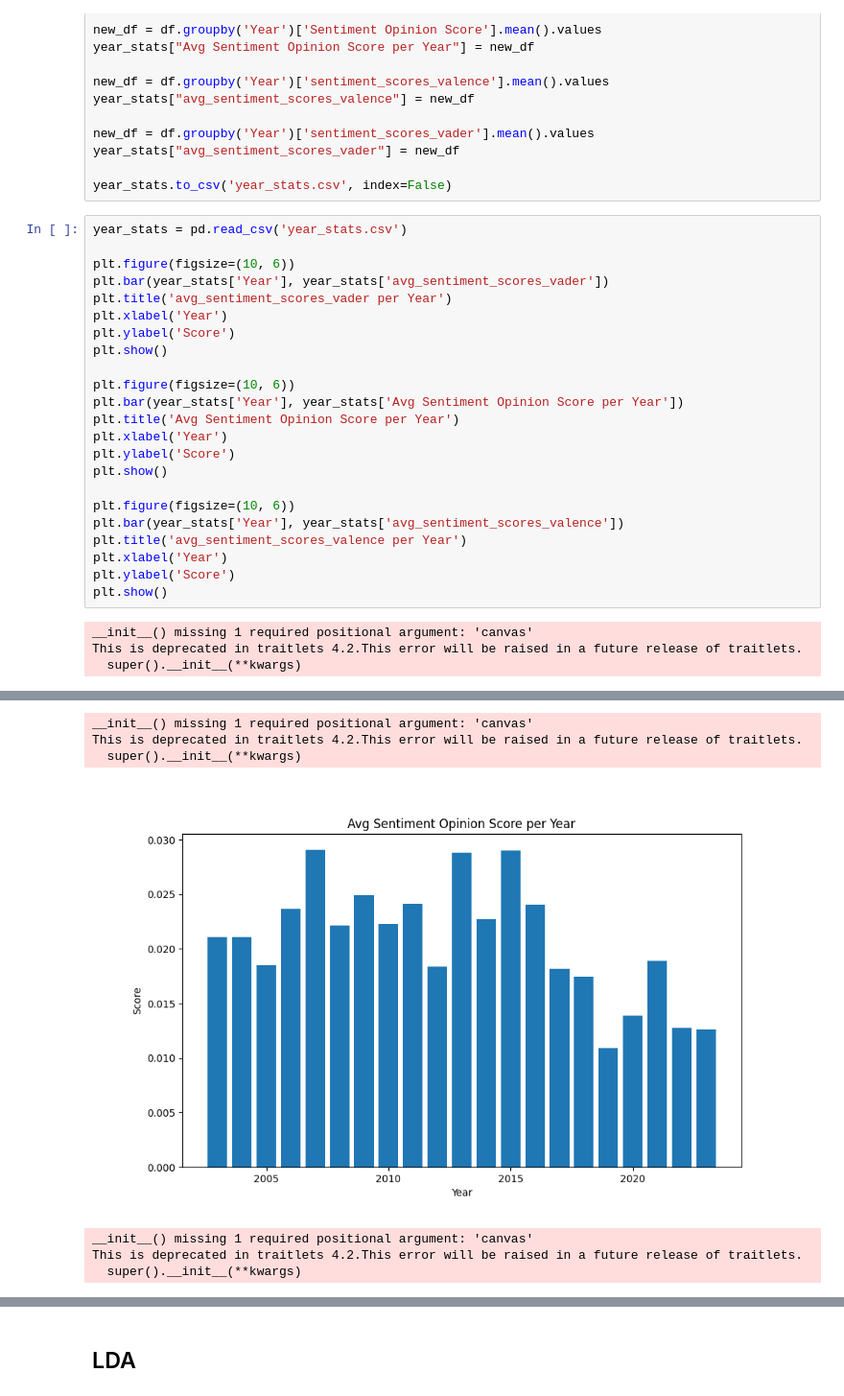
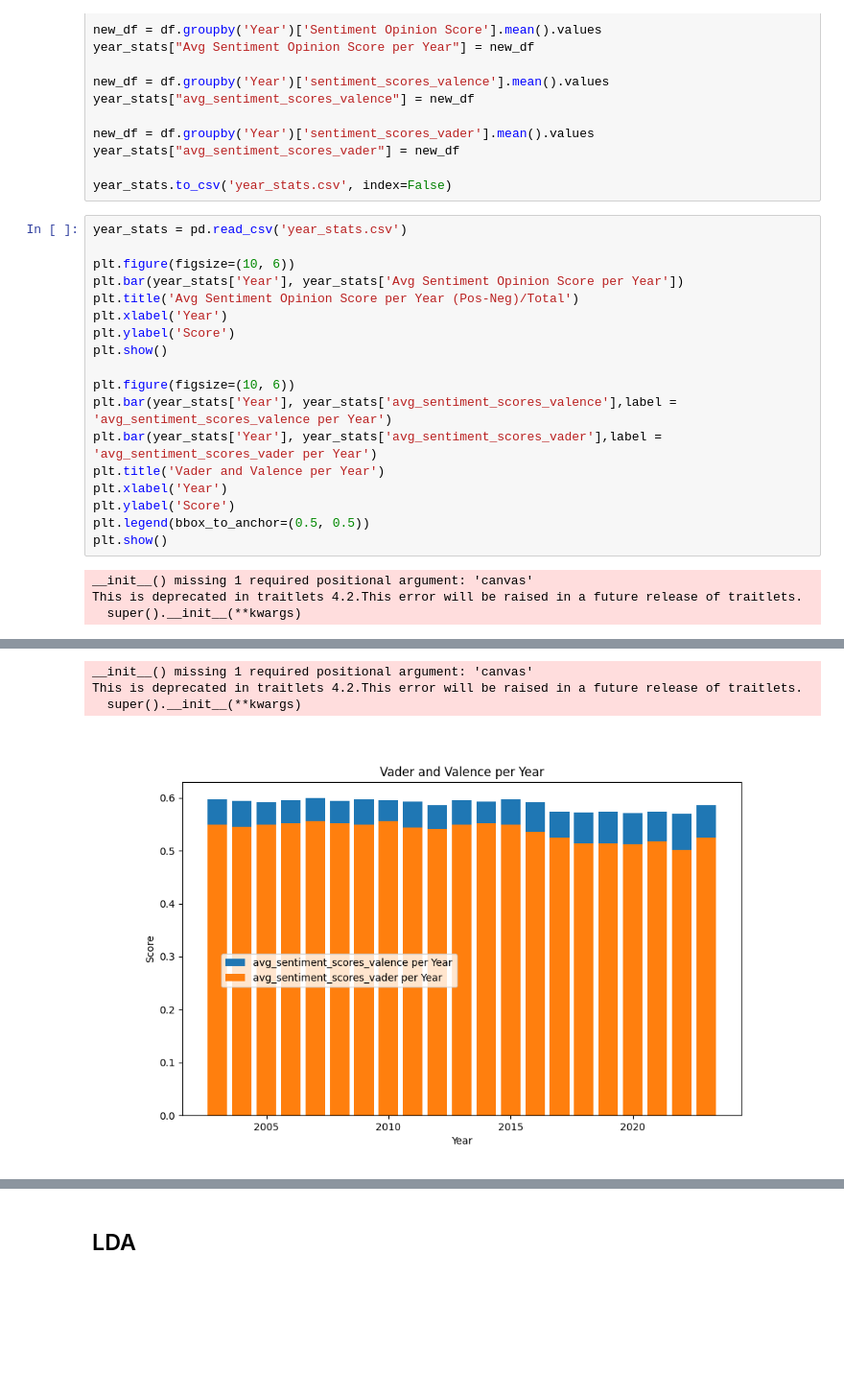
Before and after one commit to igorktech/lyrics-sentiment-analysis, a Jupyter notebook: lyrics_sentiment_analysis.ipynb, the cells around one changed output, grey strips where cells are left out. Shown at 96% size. Cells and saved outputs as stored; diff of their text form; blank space fills up the shorter version.

```diff
--- a/lyrics_sentiment_analysis.ipynb
+++ b/lyrics_sentiment_analysis.ipynb
@@ -679,25 +702,20 @@ year_stats.to_csv('year_stats.csv', index=False)
 year_stats = pd.read_csv('year_stats.csv')
 
 plt.figure(figsize=(10, 6))
-plt.bar(year_stats['Year'], year_stats['avg_sentiment_scores_vader'])
-plt.title('avg_sentiment_scores_vader per Year')
+plt.bar(year_stats['Year'], year_stats['Avg Sentiment Opinion Score per Year'])
+plt.title('Avg Sentiment Opinion Score per Year (Pos-Neg)/Total')
 plt.xlabel('Year')
 plt.ylabel('Score')
 plt.show()
 
 plt.figure(figsize=(10, 6))
-plt.bar(year_stats['Year'], year_stats['Avg Sentiment Opinion Score per Year'])
-plt.title('Avg Sentiment Opinion Score per Year')
+plt.bar(year_stats['Year'], year_stats['avg_sentiment_scores_valence'],label = 'avg_sentiment_scores_valence per Year')
+plt.bar(year_stats['Year'], year_stats['avg_sentiment_scores_vader'],label = 'avg_sentiment_scores_vader per Year')
+plt.title('Vader and Valence per Year')
 plt.xlabel('Year')
 plt.ylabel('Score')
+plt.legend(bbox_to_anchor=(0.5, 0.5))
 plt.show()
-
-plt.figure(figsize=(10, 6))
-plt.bar(year_stats['Year'], year_stats['avg_sentiment_scores_valence'])
-plt.title('avg_sentiment_scores_valence per Year')
-plt.xlabel('Year')
-plt.ylabel('Score')
-plt.show()
 # %% [output]
 __init__() missing 1 required positional argument: 'canvas'
 This is deprecated in traitlets 4.2.This error will be raised in a future release of traitlets.
@@ -706,7 +724,4 @@ This is deprecated in traitlets 4.2.This error will be raised in a future releas
 __init__() missing 1 required positional argument: 'canvas'
 This is deprecated in traitlets 4.2.This error will be raised in a future release of traitlets.
   super().__init__(**kwargs)
-[figure, old version]
+[figure, new version]
-__init__() missing 1 required positional argument: 'canvas'
-This is deprecated in traitlets 4.2.This error will be raised in a future release of traitlets.
-  super().__init__(**kwargs)
```
Also changed, not shown: parts of 7 cells of this notebook.
